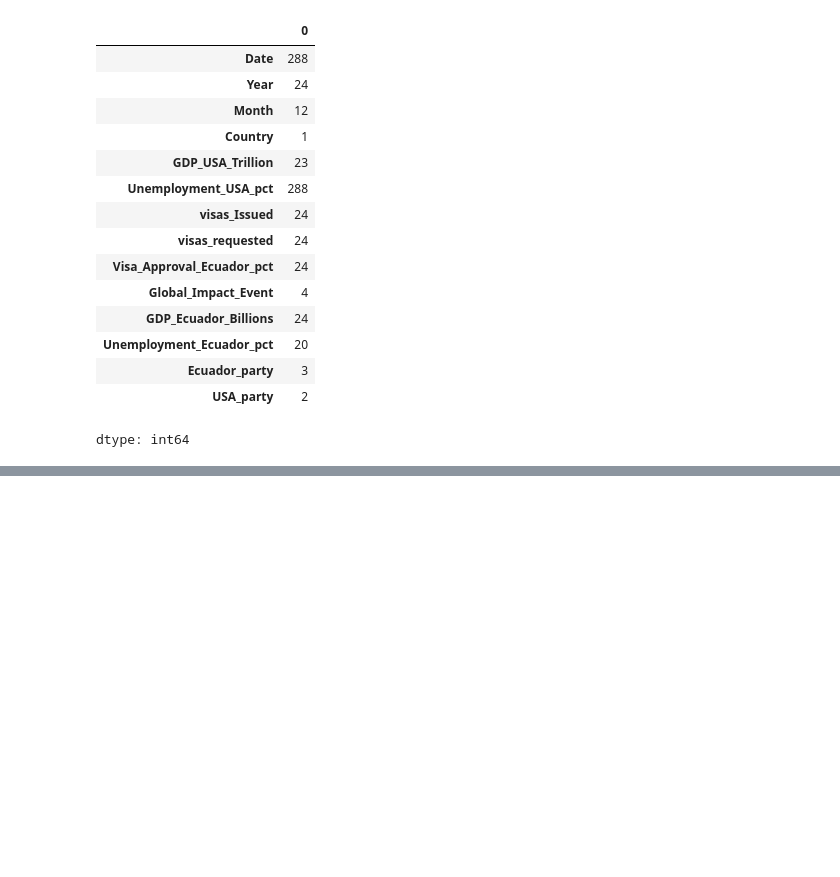
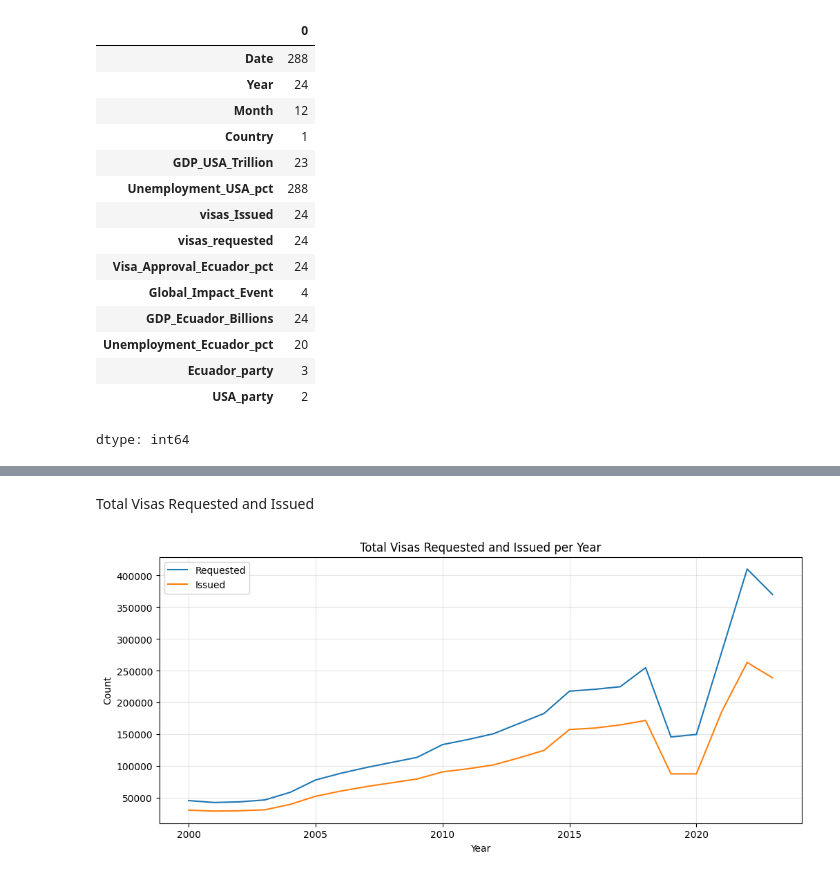
Before and after one commit to JuanRoVaz18/Eclipse, a Jupyter notebook: act1_2p_si_eda_2_25_gonzalez.ipynb, the cells around one changed output, grey strips where cells are left out. Cells and saved outputs as stored; diff of their text form; code cells hidden in the pictures; blank space fills up the shorter version.

```diff
--- a/act1_2p_si_eda_2_25_gonzalez.ipynb
+++ b/act1_2p_si_eda_2_25_gonzalez.ipynb
@@ -84,0 +153,14 @@ dtype: int64
+# %% [markdown]
+Total Visas Requested and Issued
+# %%
+plt.figure(figsize=(12, 5))
+sns.lineplot(x='year', y='visas_requested', data=df_yearly, label='Requested')
+sns.lineplot(x='year', y='visas_issued', data=df_yearly, label='Issued')
+plt.title('Total Visas Requested and Issued per Year')
+plt.xlabel('Year')
+plt.ylabel('Count')
+plt.grid(alpha=0.3)
+plt.legend()
+plt.show()
+# %% [output]
+[figure, added]
```
Also changed, not shown: parts of 26 cells of this notebook.
